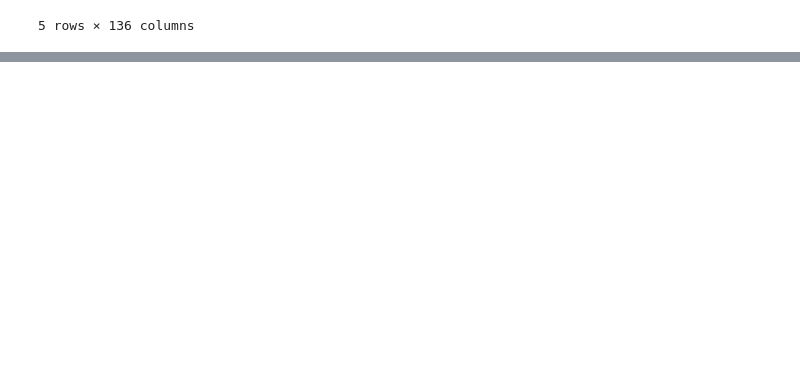
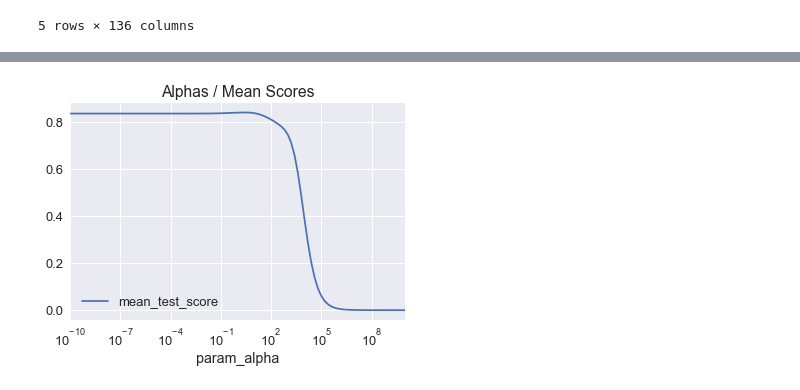
Before and after one commit to BhushanShet/BhushanShet.github.io, a Jupyter notebook: project-three/project-03-starter.ipynb, the cells around one changed output, grey strips where cells are left out. Cells and saved outputs as stored; diff of their text form; code cells hidden in the pictures; blank space fills up the shorter version.

```diff
--- a/project-three/project-03-starter.ipynb
+++ b/project-three/project-03-starter.ipynb
@@ -576,0 +555,41 @@ array([ -5.97139552e+03,   7.40561427e+03,   7.89111014e+01,
+# %%
+Xfix_tr_sub_cols = ['GrLivArea', 'GarageArea', 'TotalBsmtSF', 'FirstFlrSF',
+  'FullBath', 'YearBuilt', 'TotRmsAbvGrd', 'YearRemodAdd', 'GarageYrBlt', 'C(Foundation)[T.CBlock]',
+  'C(Foundation)[T.PConc]', 'C(Foundation)[T.Slab]', 'C(Foundation)[T.Stone]', 'C(Foundation)[T.Wood]',
+  'C(Neighborhood)[T.Blueste]', 'Fireplaces', 'C(Neighborhood)[T.BrDale]',
+  'C(Neighborhood)[T.BrkSide]', 'C(Neighborhood)[T.ClearCr]', 'C(Neighborhood)[T.CollgCr]',
+  'C(Neighborhood)[T.Crawfor]', 'C(Neighborhood)[T.Edwards]', 'C(Neighborhood)[T.Gilbert]',
+  'C(Neighborhood)[T.IDOTRR]', 'C(Neighborhood)[T.MeadowV]', 'C(Neighborhood)[T.Mitchel]',
+  'C(Neighborhood)[T.NAmes]', 'C(Neighborhood)[T.NPkVill]', 'C(Neighborhood)[T.NWAmes]',
+  'C(Neighborhood)[T.NoRidge]', 'C(Neighborhood)[T.NridgHt]', 'C(Neighborhood)[T.OldTown]',
+  'C(Neighborhood)[T.SWISU]', 'C(Neighborhood)[T.SawyerW]', 'C(Neighborhood)[T.Sawyer]',
+  'C(Neighborhood)[T.Somerst]', 'C(Neighborhood)[T.StoneBr]', 'C(Neighborhood)[T.Timber]',
+  'C(Neighborhood)[T.Veenker]', 'C(MSSubClass)[T.OneHalfStoryF]', 'C(MSSubClass)[T.OneHalfStoryUF]', 'C(MSSubClass)[T.OneStory1945Old]',
+  'C(MSSubClass)[T.OneStory1946New]', 'C(MSSubClass)[T.OneStoryPUD1946New]', 'C(MSSubClass)[T.OneStory]', 'C(MSSubClass)[T.PUDMultiLevel]',
+  'C(MSSubClass)[T.SplitFoyer]', 'C(MSSubClass)[T.SplitMultiLevel]', 'C(MSSubClass)[T.TwoFamConv]', 'C(MSSubClass)[T.TwoHalfStory]', 'C(MSSubClass)[T.TwoStory1945Old]',
+  'C(MSSubClass)[T.TwoStory1946New]', 'C(MSSubClass)[T.TwoStoryPUD1946New]', 'C(SaleCondition)[Abnorml]', 'C(SaleCondition)[AdjLand]', 'C(SaleCondition)[Alloca]', 'C(SaleCondition)[Family]', 'C(SaleCondition)[Normal]',
+  'C(SaleCondition)[Partial]', 'OpenPorchSF', 'WoodDeckSF'
+]
+# %%
+Xfix_tr_subset = Xfix_train[Xfix_tr_sub_cols]
+Xfix_te_subset = Xfix_test[Xfix_tr_sub_cols]
+# %%
+ridge = Ridge()
+
+
+
+search_parameters = {"alpha": np.logspace(-10, 10, 101)}
+
+estimator = GridSearchCV(ridge, search_parameters)
+results = estimator.fit(Xfix_tr_subset, y_train)
+print "Best estimator:"
+print results.best_estimator_
+
+print "Best score:"
+print results.best_score_
+
+print "Best params:"
+print results.best_params_
+
+df_score = pd.DataFrame(results.cv_results_)
+df_score.sort_values(by='rank_test_score').head()
@@ -576,0 +611,6 @@ array([ -5.97139552e+03,   7.40561427e+03,   7.89111014e+01,
+# %%
+df_score.plot( x="param_alpha", y="mean_test_score", title="Alphas / Mean Scores")
+plt.xscale('log')
+plt.show()
+# %% [output]
+[figure, added]
```
Also changed, not shown: parts of 51 cells of this notebook.
